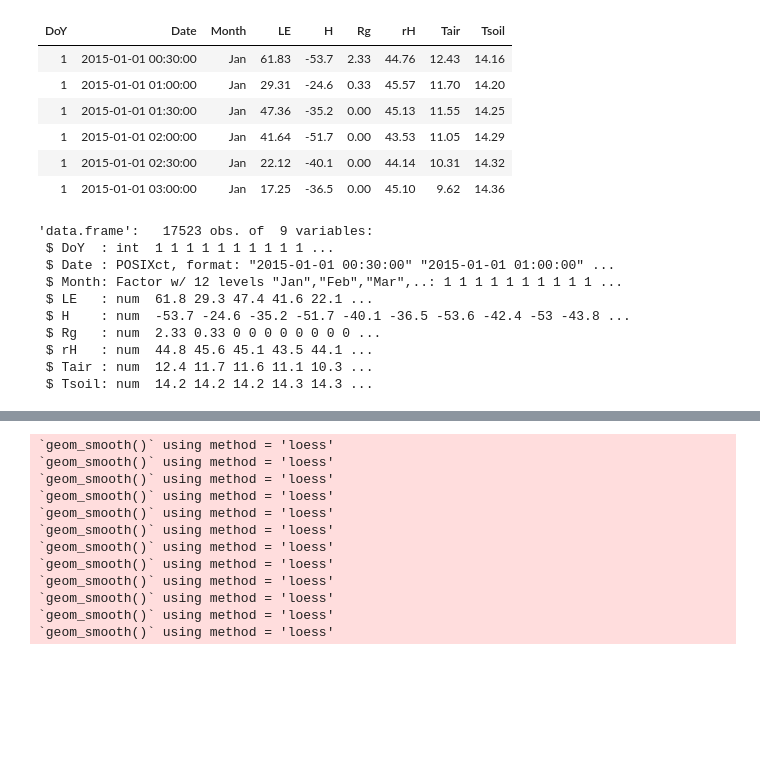
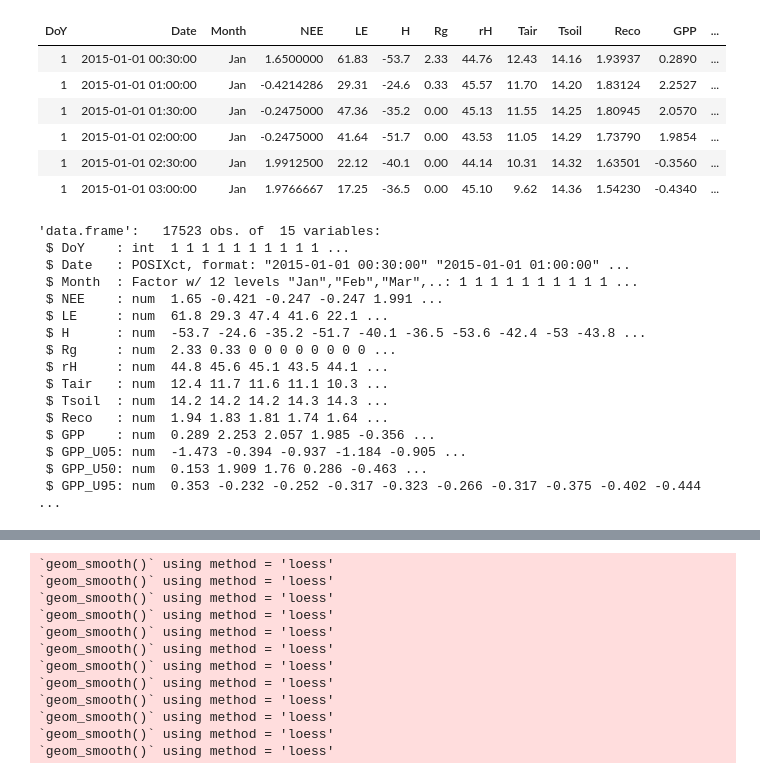
Before and after one commit to carloslizarragac/Sargento, a Jupyter notebook: Sargento/CO2-Analysis.ipynb, the cells around one changed output, grey strips where cells are left out. Cells and saved outputs as stored; diff of their text form; code cells hidden in the pictures; blank space fills up the shorter version.

```diff
--- a/Sargento/CO2-Analysis.ipynb
+++ b/Sargento/CO2-Analysis.ipynb
@@ -31,28 +42,36 @@ The following object is masked from ‘package:base’:
 # %%
-df0<- subset(df_dist1, select=c("DoY", "NewDate", "NMonth",
+df0<- subset(df_dist1, select=c("DoY", "NewDate", "NMonth", "NEE_f",
                                "LE_f", "H_f", "Rg_f",
-                               "rH_f", "Tair_f", "Tsoil_f"))
-names(df0) <- c("DoY", "Date", "Month",
+                               "rH_f", "Tair_f", "Tsoil_f", "Reco",
+                               "GPP_f", "GPP_U05_f","GPP_U50_f", "GPP_U95_f"))
+names(df0) <- c("DoY", "Date", "Month", "NEE",
                "LE", "H", "Rg",
-               "rH", "Tair", "Tsoil")
+               "rH", "Tair", "Tsoil", "Reco",
+               "GPP", "GPP_U05", "GPP_U50", "GPP_U95")
 head(df0)
 str(df0)
 # %% [output]
-| DoY | Date | Month | LE | H | Rg | rH | Tair | Tsoil |
-| 1 | 2015-01-01 00:30:00 | Jan | 61.83 | -53.7 | 2.33 | 44.76 | 12.43 | 14.16 |
-| 1 | 2015-01-01 01:00:00 | Jan | 29.31 | -24.6 | 0.33 | 45.57 | 11.70 | 14.20 |
-| 1 | 2015-01-01 01:30:00 | Jan | 47.36 | -35.2 | 0.00 | 45.13 | 11.55 | 14.25 |
-| 1 | 2015-01-01 02:00:00 | Jan | 41.64 | -51.7 | 0.00 | 43.53 | 11.05 | 14.29 |
-| 1 | 2015-01-01 02:30:00 | Jan | 22.12 | -40.1 | 0.00 | 44.14 | 10.31 | 14.32 |
-| 1 | 2015-01-01 03:00:00 | Jan | 17.25 | -36.5 | 0.00 | 45.10 | 9.62 | 14.36 |
+| DoY | Date | Month | NEE | LE | H | Rg | rH | Tair | Tsoil | Reco | GPP | ... |
+| 1 | 2015-01-01 00:30:00 | Jan | 1.6500000 | 61.83 | -53.7 | 2.33 | 44.76 | 12.43 | 14.16 | 1.93937 | 0.2890 | ... |
+| 1 | 2015-01-01 01:00:00 | Jan | -0.4214286 | 29.31 | -24.6 | 0.33 | 45.57 | 11.70 | 14.20 | 1.83124 | 2.2527 | ... |
+| 1 | 2015-01-01 01:30:00 | Jan | -0.2475000 | 47.36 | -35.2 | 0.00 | 45.13 | 11.55 | 14.25 | 1.80945 | 2.0570 | ... |
+| 1 | 2015-01-01 02:00:00 | Jan | -0.2475000 | 41.64 | -51.7 | 0.00 | 43.53 | 11.05 | 14.29 | 1.73790 | 1.9854 | ... |
+| 1 | 2015-01-01 02:30:00 | Jan | 1.9912500 | 22.12 | -40.1 | 0.00 | 44.14 | 10.31 | 14.32 | 1.63501 | -0.3560 | ... |
+| 1 | 2015-01-01 03:00:00 | Jan | 1.9766667 | 17.25 | -36.5 | 0.00 | 45.10 | 9.62 | 14.36 | 1.54230 | -0.4340 | ... |
-'data.frame':   17523 obs. of  9 variables:
- $ DoY  : int  1 1 1 1 1 1 1 1 1 1 ...
- $ Date : POSIXct, format: "2015-01-01 00:30:00" "2015-01-01 01:00:00" ...
- $ Month: Factor w/ 12 levels "Jan","Feb","Mar",..: 1 1 1 1 1 1 1 1 1 1 ...
- $ LE   : num  61.8 29.3 47.4 41.6 22.1 ...
- $ H    : num  -53.7 -24.6 -35.2 -51.7 -40.1 -36.5 -53.6 -42.4 -53 -43.8 ...
- $ Rg   : num  2.33 0.33 0 0 0 0 0 0 0 0 ...
- $ rH   : num  44.8 45.6 45.1 43.5 44.1 ...
- $ Tair : num  12.4 11.7 11.6 11.1 10.3 ...
- $ Tsoil: num  14.2 14.2 14.2 14.3 14.3 ...
+'data.frame':   17523 obs. of  15 variables:
+ $ DoY    : int  1 1 1 1 1 1 1 1 1 1 ...
+ $ Date   : POSIXct, format: "2015-01-01 00:30:00" "2015-01-01 01:00:00" ...
+ $ Month  : Factor w/ 12 levels "Jan","Feb","Mar",..: 1 1 1 1 1 1 1 1 1 1 ...
+ $ NEE    : num  1.65 -0.421 -0.247 -0.247 1.991 ...
+ $ LE     : num  61.8 29.3 47.4 41.6 22.1 ...
+ $ H      : num  -53.7 -24.6 -35.2 -51.7 -40.1 -36.5 -53.6 -42.4 -53 -43.8 ...
+ $ Rg     : num  2.33 0.33 0 0 0 0 0 0 0 0 ...
+ $ rH     : num  44.8 45.6 45.1 43.5 44.1 ...
+ $ Tair   : num  12.4 11.7 11.6 11.1 10.3 ...
+ $ Tsoil  : num  14.2 14.2 14.2 14.3 14.3 ...
+ $ Reco   : num  1.94 1.83 1.81 1.74 1.64 ...
+ $ GPP    : num  0.289 2.253 2.057 1.985 -0.356 ...
+ $ GPP_U05: num  -1.473 -0.394 -0.937 -1.184 -0.905 ...
+ $ GPP_U50: num  0.153 1.909 1.76 0.286 -0.463 ...
+ $ GPP_U95: num  0.353 -0.232 -0.252 -0.317 -0.323 -0.266 -0.317 -0.375 -0.402 -0.444 ...
 # %%
```
Also changed, not shown: parts of 63 cells of this notebook, 10 other files.
